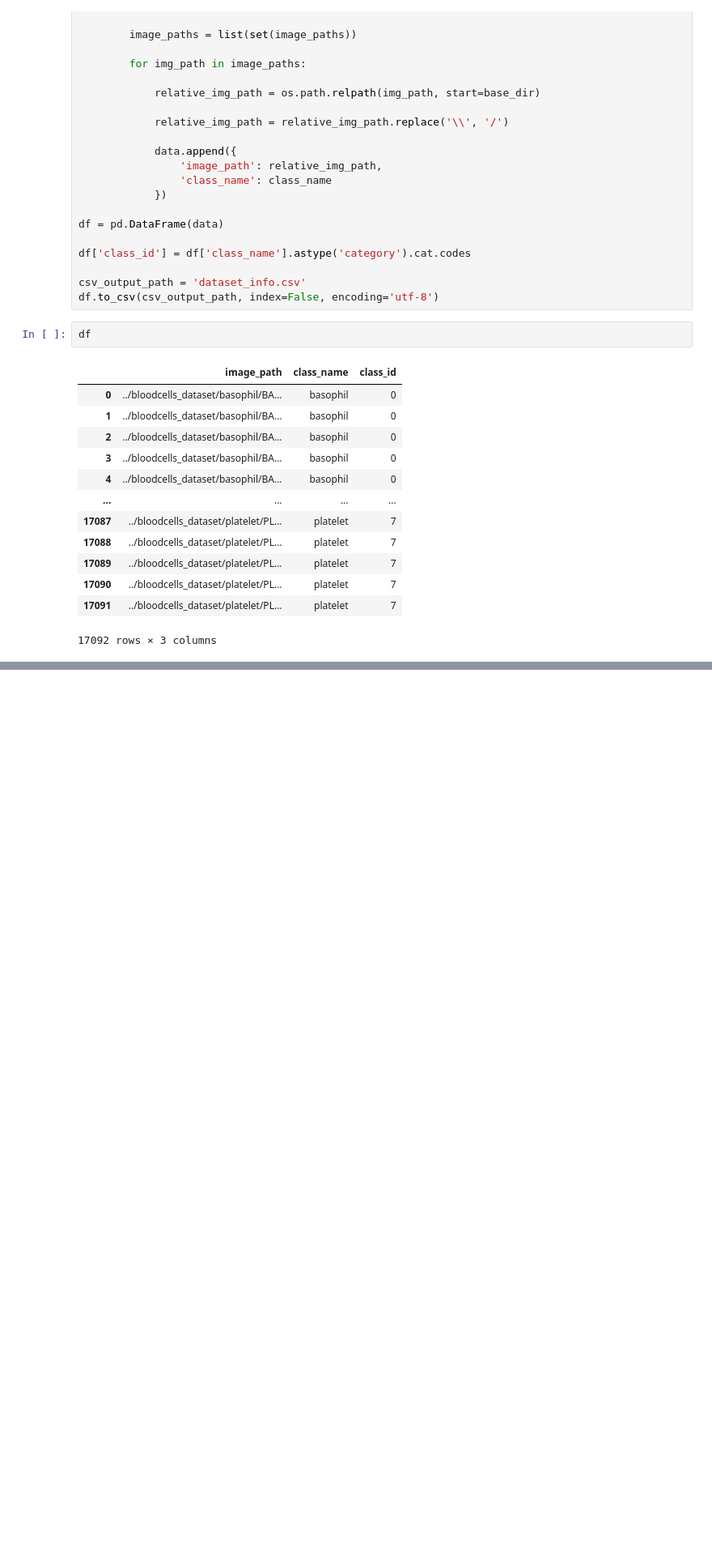
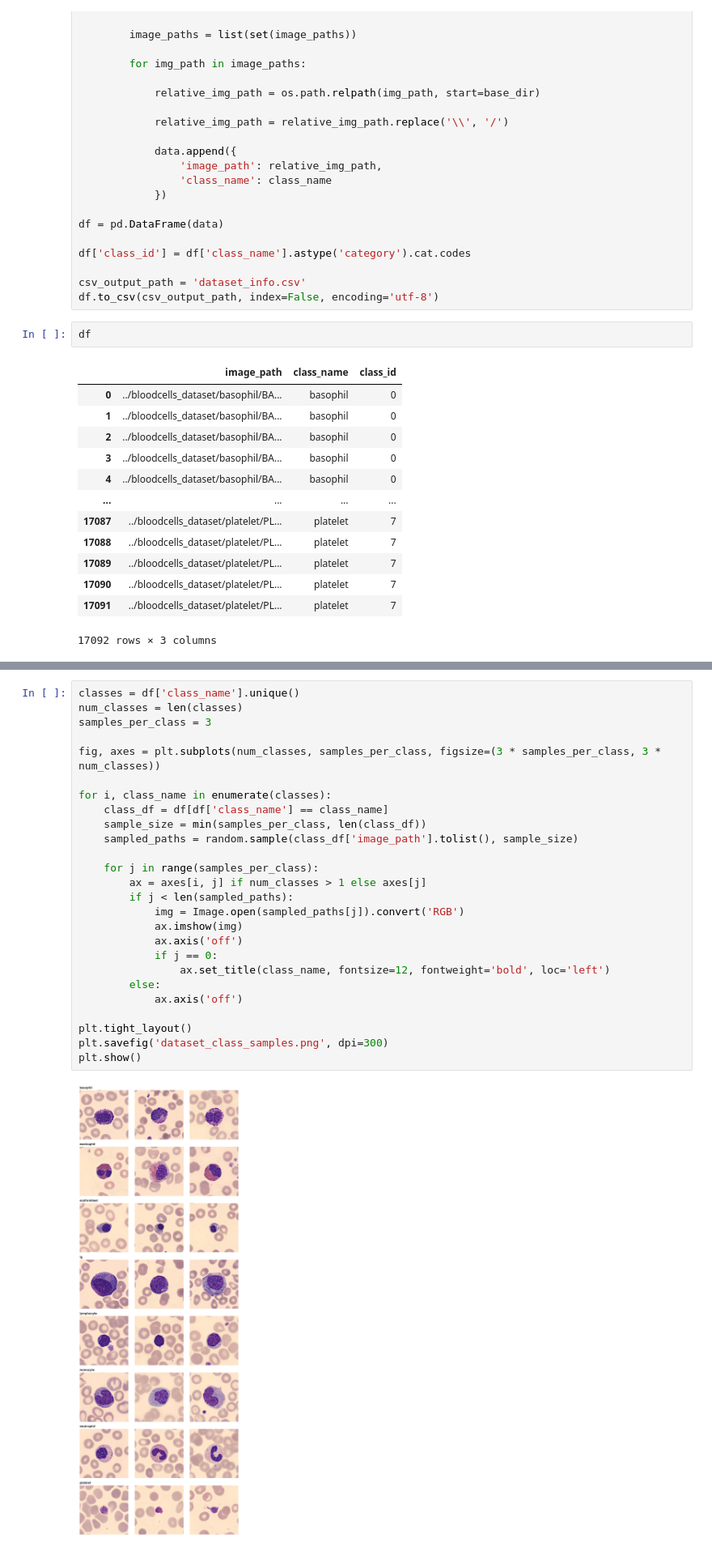
Before and after one commit to a-khorasani/blood-cells-detection, a Jupyter notebook: blood_cells_detection.ipynb, the cells around one changed output, grey strips where cells are left out. Shown at 81% size. Cells and saved outputs as stored; diff of their text form; blank space fills up the shorter version.

```diff
--- a/blood_cells_detection.ipynb
+++ b/blood_cells_detection.ipynb
@@ -131,0 +246,28 @@ df
+# %%
+classes = df['class_name'].unique()
+num_classes = len(classes)
+samples_per_class = 3
+
+fig, axes = plt.subplots(num_classes, samples_per_class, figsize=(3 * samples_per_class, 3 * num_classes))
+
+for i, class_name in enumerate(classes):
+    class_df = df[df['class_name'] == class_name]
+    sample_size = min(samples_per_class, len(class_df))
+    sampled_paths = random.sample(class_df['image_path'].tolist(), sample_size)
+
+    for j in range(samples_per_class):
+        ax = axes[i, j] if num_classes > 1 else axes[j]
+        if j < len(sampled_paths):
+            img = Image.open(sampled_paths[j]).convert('RGB')
+            ax.imshow(img)
+            ax.axis('off')
+            if j == 0:
+                ax.set_title(class_name, fontsize=12, fontweight='bold', loc='left')
+        else:
+            ax.axis('off')
+
+plt.tight_layout()
+plt.savefig('dataset_class_samples.png', dpi=300)
+plt.show()
+# %% [output]
+[figure, added]
```
Also changed, not shown: parts of 10 cells of this notebook, 6 other files.
